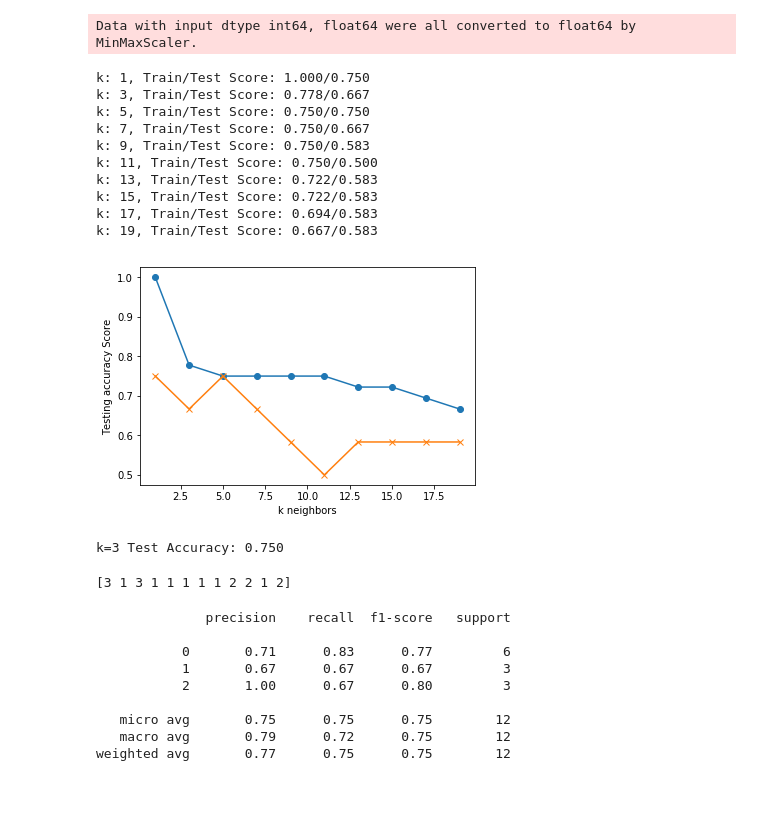
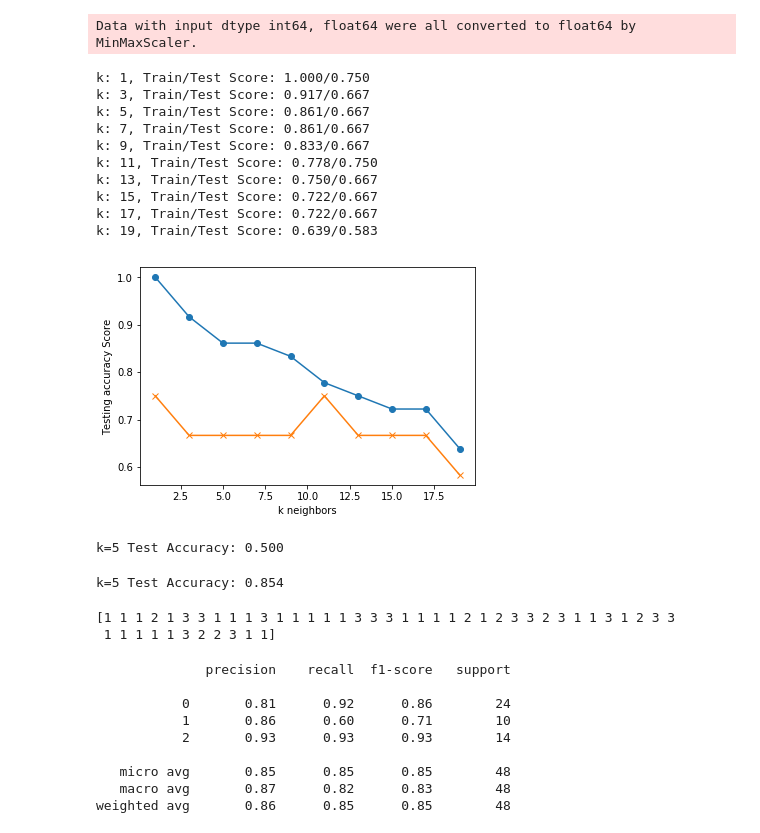
Before and after one commit to damuakula/FinalProject, a Jupyter notebook: PyschRegions.ipynb, the cells around one changed output. Drawn from its saved outputs; the diff is of its cells as text; code cells hidden in the pictures; blank space fills up the shorter version.

```diff
--- a/PyschRegions.ipynb
+++ b/PyschRegions.ipynb
@@ -304,61 +339,70 @@ target_names = ["0", "1", "2"]
 # %%
 # Loop through different k values and look for the highest accuracy
 # Use odd numbers to avoid any ties
 
 from sklearn.neighbors import KNeighborsClassifier
 train_scores = []
 test_scores = []
 for k in range(1, 20, 2):
     knn = KNeighborsClassifier(n_neighbors=k)
-    knn.fit(X_train, y_train.ravel())
-    train_score = knn.score(X_train, y_train)
-    test_score = knn.score(X_test, y_test)
+    knn.fit(X_train_scaled, y_train.ravel())
+    train_score = knn.score(X_train_scaled, y_train)
+    test_score = knn.score(X_test_scaled, y_test)
     train_scores.append(train_score)
     test_scores.append(test_score)
     print(f"k: {k}, Train/Test Score: {train_score:.3f}/{test_score:.3f}")
 
 
 plt.plot(range(1, 20, 2), train_scores, marker='o')
 plt.plot(range(1, 20, 2), test_scores, marker="x")
 plt.xlabel("k neighbors")
 plt.ylabel("Testing accuracy Score")
 plt.show()
 # %% [output]
 k: 1, Train/Test Score: 1.000/0.750
-k: 3, Train/Test Score: 0.778/0.667
-k: 5, Train/Test Score: 0.750/0.750
-k: 7, Train/Test Score: 0.750/0.667
-k: 9, Train/Test Score: 0.750/0.583
-k: 11, Train/Test Score: 0.750/0.500
-k: 13, Train/Test Score: 0.722/0.583
-k: 15, Train/Test Score: 0.722/0.583
-k: 17, Train/Test Score: 0.694/0.583
-k: 19, Train/Test Score: 0.667/0.583
+k: 3, Train/Test Score: 0.917/0.667
+k: 5, Train/Test Score: 0.861/0.667
+k: 7, Train/Test Score: 0.861/0.667
+k: 9, Train/Test Score: 0.833/0.667
+k: 11, Train/Test Score: 0.778/0.750
+k: 13, Train/Test Score: 0.750/0.667
+k: 15, Train/Test Score: 0.722/0.667
+k: 17, Train/Test Score: 0.722/0.667
+k: 19, Train/Test Score: 0.639/0.583
-[figure, old version]
+[figure, new version]
 # %%
-# k: 5 provides the best accuracy where the classifier starts to stablize
-knn = KNeighborsClassifier(n_neighbors=5)
+# k: 3 provides the best accuracy where the classifier is stablized on the split sample
+knn = KNeighborsClassifier(n_neighbors=3)
 knn.fit(X_train, y_train.ravel())
-print('k=3 Test Accuracy: %.3f' % knn.score(X_test, y_test))
+print('k=5 Test Accuracy: %.3f' % knn.score(X_test_scaled, y_test))
 # %% [output]
-k=3 Test Accuracy: 0.750
+k=5 Test Accuracy: 0.500
-# %%
-predicted_class = knn.predict(X_test)
-print(predicted_class)
-# %% [output]
-[3 1 3 1 1 1 1 1 2 2 1 2]
+# %%
+# k: 3 provides the best accuracy where the classifier is stablized. Now fit the entire X, y sample.
+knn = KNeighborsClassifier(n_neighbors=3)
+knn.fit(X, y)
+print('k=5 Test Accuracy: %.3f' % knn.score(X, y))
+# %% [output]
+k=5 Test Accuracy: 0.854
+# %%
+#Now, predict the entire X
+predicted_class = knn.predict(X)
+print(predicted_class)
+# %% [output]
+[1 1 1 2 1 3 3 1 1 1 3 1 1 1 1 1 3 3 3 1 1 1 1 2 1 2 3 3 2 3 1 1 3 1 2 3 3
+ 1 1 1 1 1 3 2 2 3 1 1]
 # %%
 from sklearn.metrics import classification_report
-print(classification_report(y_test, predicted_class, target_names=target_names))
+print(classification_report(y, predicted_class, target_names=target_names))
 # %% [output]
               precision    recall  f1-score   support
 
-           0       0.71      0.83      0.77         6
-           1       0.67      0.67      0.67         3
-           2       1.00      0.67      0.80         3
+           0       0.81      0.92      0.86        24
+           1       0.86      0.60      0.71        10
+           2       0.93      0.93      0.93        14
 
-   micro avg       0.75      0.75      0.75        12
-   macro avg       0.79      0.72      0.75        12
-weighted avg       0.77      0.75      0.75        12
+   micro avg       0.85      0.85      0.85        48
+   macro avg       0.87      0.82      0.83        48
+weighted avg       0.86      0.85      0.85        48
 # %%
 #Compare the predicted vs original PsychRegions for each state for the classification sample
```
Also changed, not shown: parts of 18 cells of this notebook.
